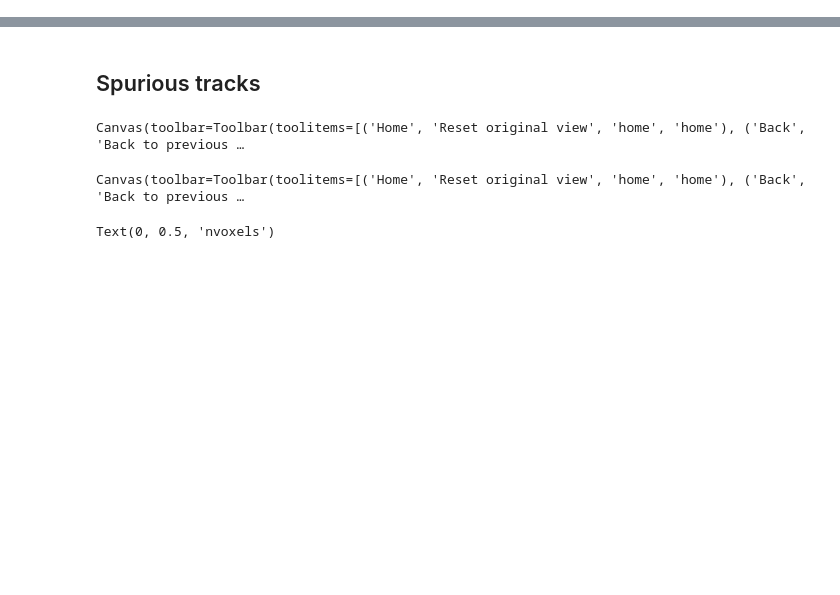
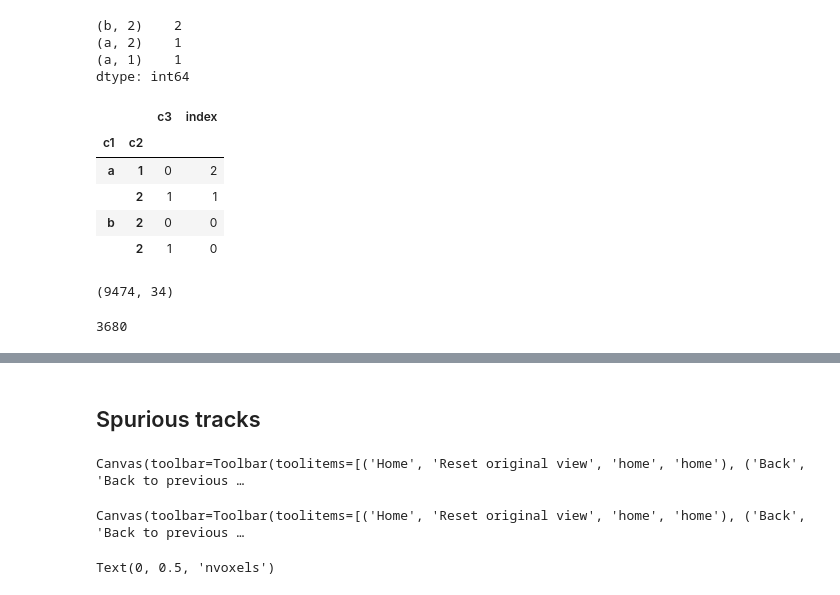
Before and after one commit to gondiaz/NEXT100-0nubb-analysis, a Jupyter notebook: notebooks/mix_minimal_cuts_and_calibration.ipynb, the cells around one changed output, grey strips where cells are left out. Cells and saved outputs as stored; diff of their text form; code cells hidden in the pictures; blank space fills up the shorter version.

```diff
--- a/notebooks/mix_minimal_cuts_and_calibration.ipynb
+++ b/notebooks/mix_minimal_cuts_and_calibration.ipynb
@@ -108,0 +121,4 @@ Name: event, dtype: int64
+# %%
+df = pd.DataFrame({"c1": ["a", "a", "b", "b"], "c2": [1, 2, 2, 2], "c3": [0, 1, 0, 1]})
+df = df.set_index(["c1", "c2"])
+df
@@ -108,0 +132,10 @@ Name: event, dtype: int64
+# %%
+index = df.index
+counts = index.value_counts()
+# %%
+counts
+# %% [output]
+(b, 2)    2
+(a, 2)    1
+(a, 1)    1
+dtype: int64
@@ -108,0 +144,22 @@ Name: event, dtype: int64
+# %%
+ids = np.arange(index.nunique())
+ids = np.repeat(ids, counts)
+# %%
+df.loc[counts.index, "index"] = ids
+# %%
+df
+# %% [output]
+|  |  | c3 | index |
+| c1 | c2 |  |  |
+| a | 1 | 0 | 2 |
+|  | 2 | 1 | 1 |
+| b | 2 | 0 | 0 |
+|  | 2 | 1 | 0 |
+# %%
+data.shape
+# %% [output]
+(9474, 34)
+# %%
+data.event.nunique()
+# %% [output]
+3680
```
Also changed, not shown: parts of 19 cells of this notebook, 4 other files.
